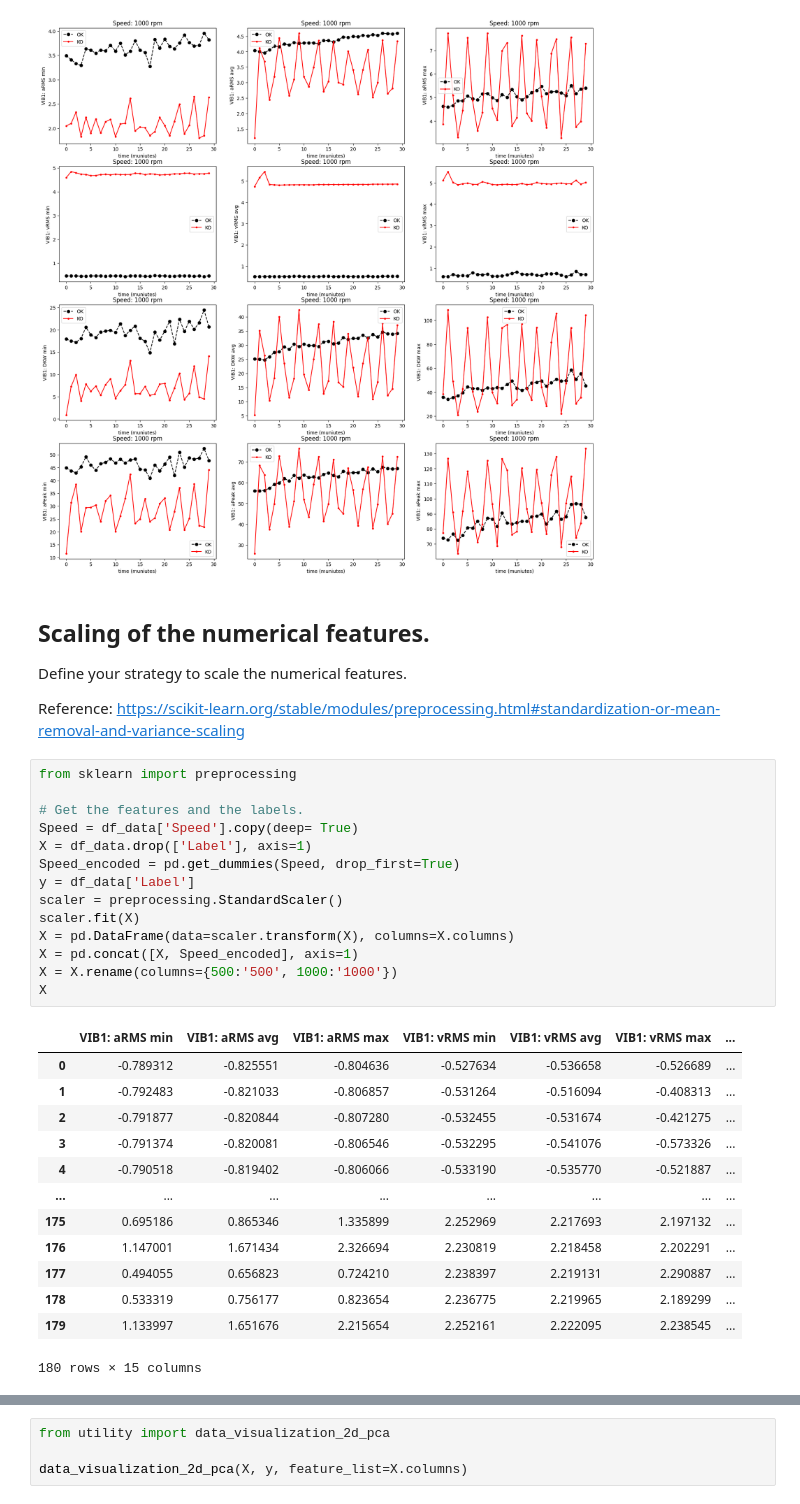
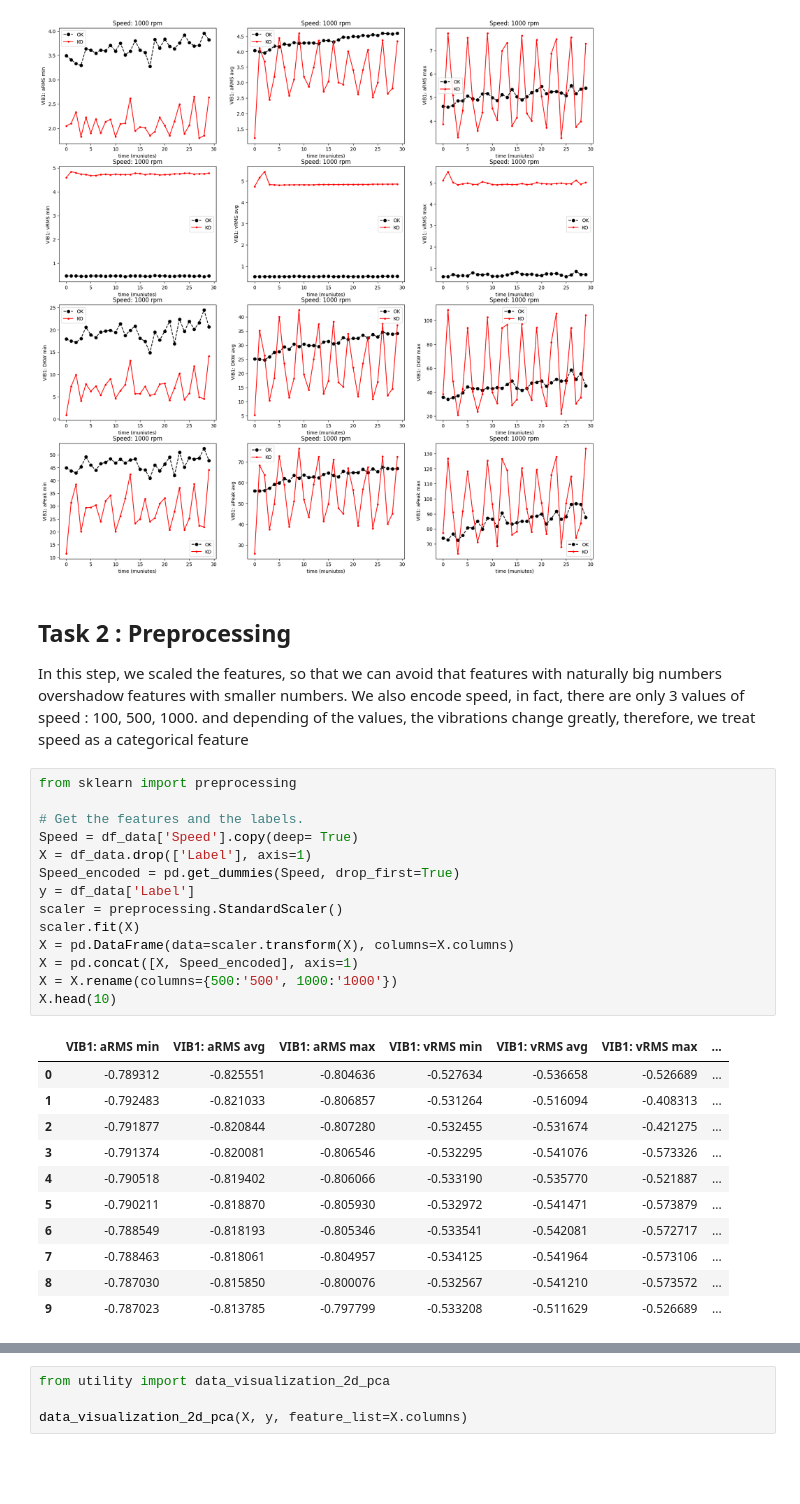
Before and after one commit to nizar139/SiemensProject_MaintenanceIndustrie, a Jupyter notebook: WP1_Feature Engineering - Student.ipynb, the cells around one changed output, grey strips where cells are left out. Cells and saved outputs as stored; diff of their text form; blank space fills up the shorter version.

```diff
--- a/WP1_Feature Engineering - Student.ipynb
+++ b/WP1_Feature Engineering - Student.ipynb
@@ -137,37 +139,34 @@ for speed in [100, 500, 1000]:
 [figure]
 [figure]
 [figure]
-# %% [markdown]
-## Scaling of the numerical features.
-
-Define your strategy to scale the numerical features.
-
-Reference: https://scikit-learn.org/stable/modules/preprocessing.html#standardization-or-mean-removal-and-variance-scaling
+# %% [markdown]
+## Task 2 : Preprocessing
+
+In this step, we scaled the features, so that we can avoid that features with naturally big numbers overshadow features with smaller numbers.
+We also encode speed, in fact, there are only 3 values of speed : 100, 500, 1000. and depending of the values, the vibrations change greatly, therefore, we treat speed as a categorical feature
 # %%
 from sklearn import preprocessing
 
 # Get the features and the labels.
 Speed = df_data['Speed'].copy(deep= True)
 X = df_data.drop(['Label'], axis=1)
 Speed_encoded = pd.get_dummies(Speed, drop_first=True)
 y = df_data['Label']
 scaler = preprocessing.StandardScaler()
 scaler.fit(X)
 X = pd.DataFrame(data=scaler.transform(X), columns=X.columns)
 X = pd.concat([X, Speed_encoded], axis=1)
 X = X.rename(columns={500:'500', 1000:'1000'})
-X
+X.head(10)
 # %% [output]
 |  | VIB1: aRMS min | VIB1: aRMS avg | VIB1: aRMS max | VIB1: vRMS min | VIB1: vRMS avg | VIB1: vRMS max | ... |
 | 0 | -0.789312 | -0.825551 | -0.804636 | -0.527634 | -0.536658 | -0.526689 | ... |
 | 1 | -0.792483 | -0.821033 | -0.806857 | -0.531264 | -0.516094 | -0.408313 | ... |
 | 2 | -0.791877 | -0.820844 | -0.807280 | -0.532455 | -0.531674 | -0.421275 | ... |
 | 3 | -0.791374 | -0.820081 | -0.806546 | -0.532295 | -0.541076 | -0.573326 | ... |
 | 4 | -0.790518 | -0.819402 | -0.806066 | -0.533190 | -0.535770 | -0.521887 | ... |
-| ... | ... | ... | ... | ... | ... | ... | ... |
-| 175 | 0.695186 | 0.865346 | 1.335899 | 2.252969 | 2.217693 | 2.197132 | ... |
-| 176 | 1.147001 | 1.671434 | 2.326694 | 2.230819 | 2.218458 | 2.202291 | ... |
-| 177 | 0.494055 | 0.656823 | 0.724210 | 2.238397 | 2.219131 | 2.290887 | ... |
-| 178 | 0.533319 | 0.756177 | 0.823654 | 2.236775 | 2.219965 | 2.189299 | ... |
-| 179 | 1.133997 | 1.651676 | 2.215654 | 2.252161 | 2.222095 | 2.238545 | ... |
+| 5 | -0.790211 | -0.818870 | -0.805930 | -0.532972 | -0.541471 | -0.573879 | ... |
+| 6 | -0.788549 | -0.818193 | -0.805346 | -0.533541 | -0.542081 | -0.572717 | ... |
+| 7 | -0.788463 | -0.818061 | -0.804957 | -0.534125 | -0.541964 | -0.573106 | ... |
+| 8 | -0.787030 | -0.815850 | -0.800076 | -0.532567 | -0.541210 | -0.573572 | ... |
+| 9 | -0.787023 | -0.813785 | -0.797799 | -0.533208 | -0.511629 | -0.526689 | ... |
-180 rows × 15 columns
```
Also changed, not shown: parts of 40 cells of this notebook.
